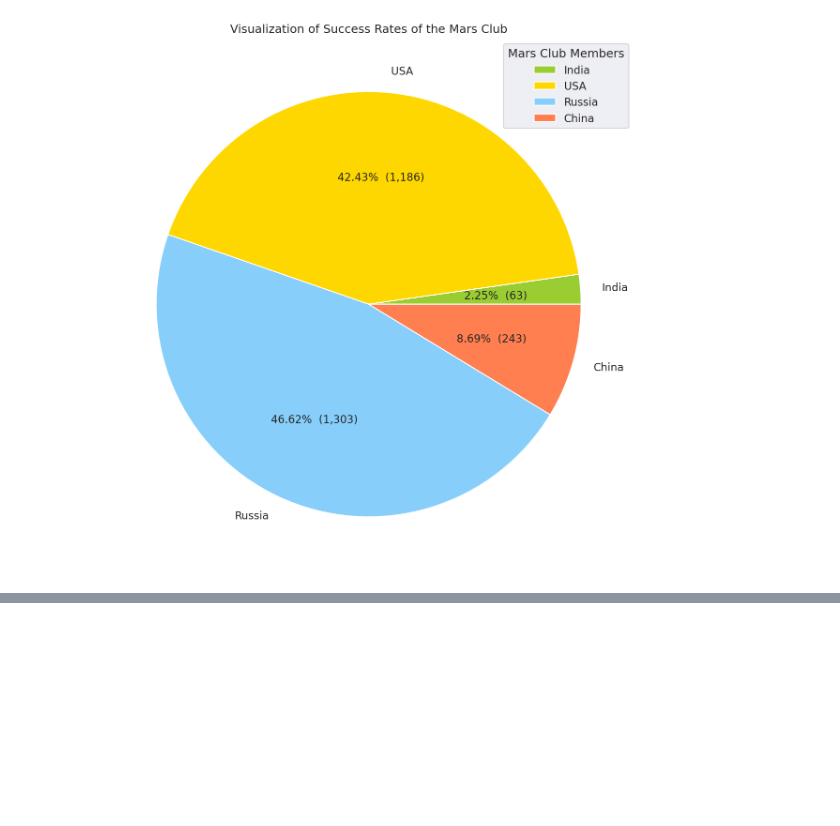
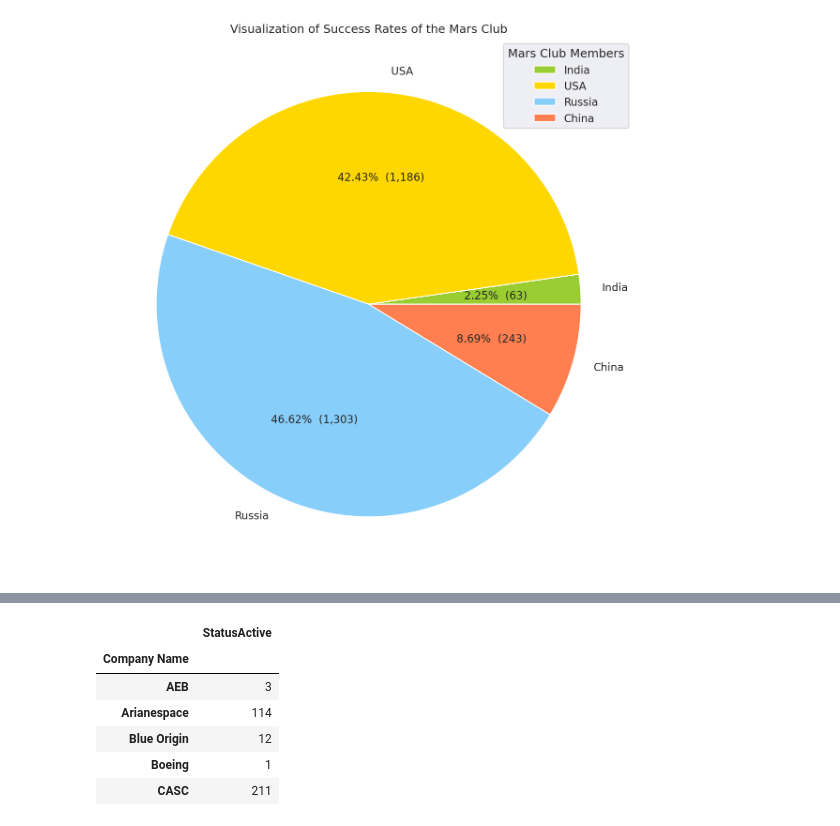
Before and after one commit to DSCKGEC/Space-Missions, a Jupyter notebook: notebooks/space_missions_eda.ipynb, the cells around one changed output, grey strips where cells are left out. Cells and saved outputs as stored; diff of their text form; code cells hidden in the pictures; blank space fills up the shorter version.

```diff
--- a/notebooks/space_missions_eda.ipynb
+++ b/notebooks/space_missions_eda.ipynb
@@ -543,0 +549,13 @@ Text(0.5, 1.0, 'Visualization of Success Rates of the Mars Club')
+# %%
+df_rocket_active = df_rocket[df_rocket['Status Rocket'] == 'StatusActive']
+df_rocket_active = df_rocket_active.groupby('Company Name').count()
+df_active = df_rocket_active.rename(columns= {'Status Rocket': 'StatusActive'})
+df_active.head()
+# %% [output]
+|  | StatusActive |
+| Company Name |  |
+| AEB | 3 |
+| Arianespace | 114 |
+| Blue Origin | 12 |
+| Boeing | 1 |
+| CASC | 211 |
```
Also changed, not shown: parts of 6 cells of this notebook.
